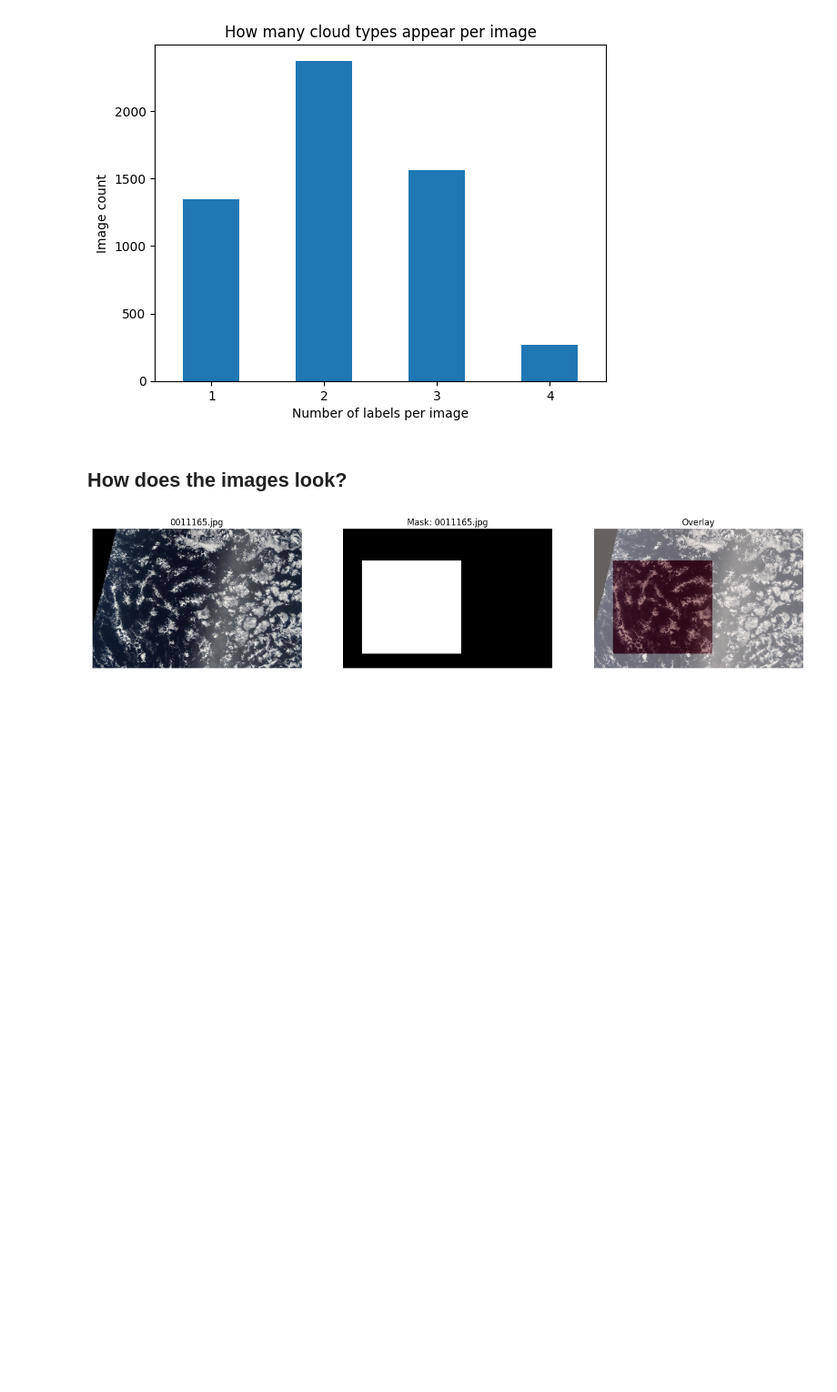
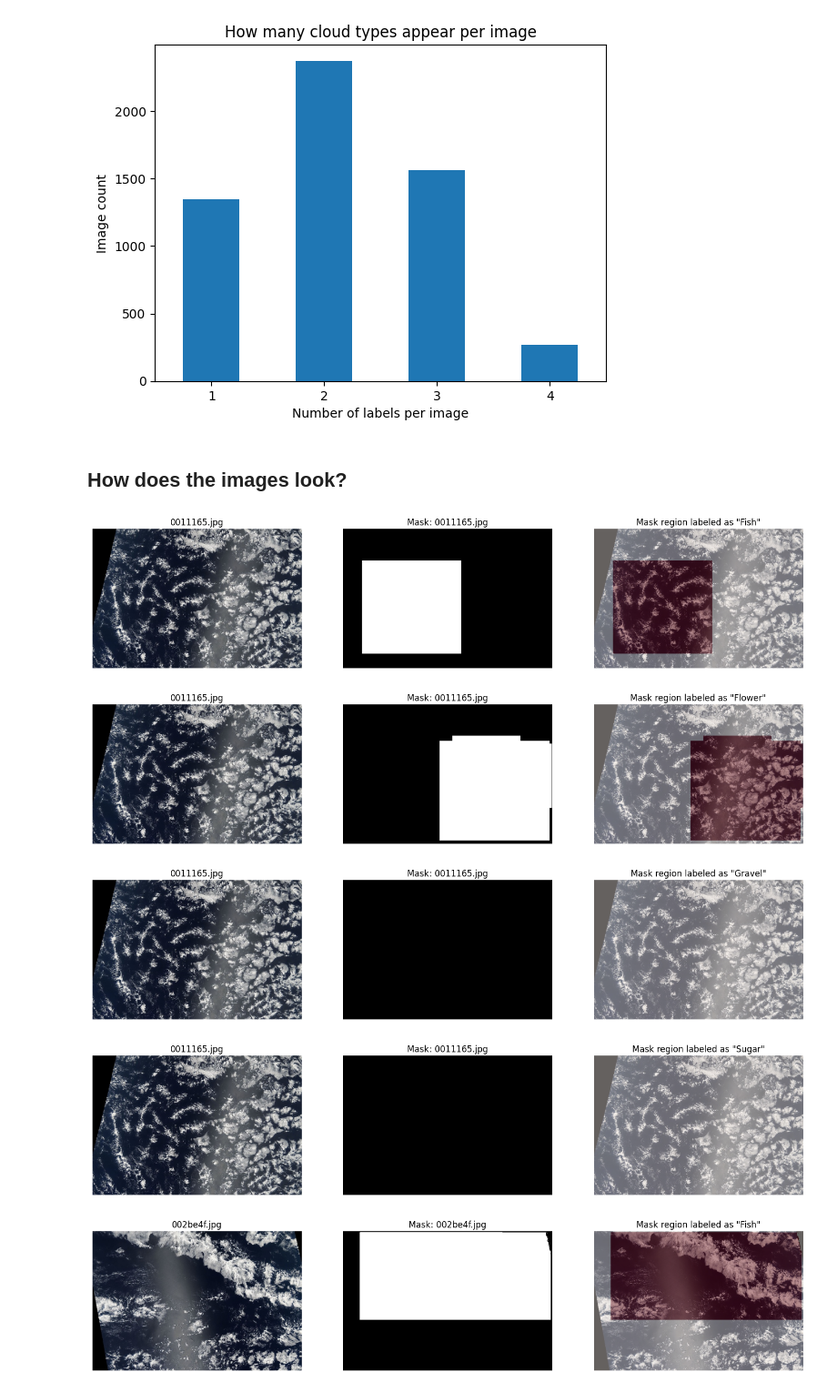
Before and after one commit to YOHANCOHENCODES/jun26_bcds_cloud_segmentation, a Jupyter notebook: notebooks/1.0-rosner-data-exploration.ipynb, the cells around one changed output. Shown at 91% size. Saved outputs shown, nothing was run; the diff lists cells and outputs as text; code cells hidden in the pictures; blank space fills up the shorter version.

Commit message:
Added some functions to display multiple labeled images (and their labels)

```diff
--- a/notebooks/1.0-rosner-data-exploration.ipynb
+++ b/notebooks/1.0-rosner-data-exploration.ipynb
@@ -161,28 +161,66 @@ plt.show()
 # %% [markdown]
 ## How does the images look?
 # %%
+from dataclasses import dataclass
+
 import matplotlib.pyplot as plt
+import numpy as np
 
 from src.utils.rle import rle_decode
 
-IMAGES_SHAPE = (384, 576)
 
-encoded_pixels = df.iloc[0]['EncodedPixels']
-decoded_pixels = rle_decode(encoded_pixels, IMAGES_SHAPE)
+@dataclass
+class ImageData:
+    path: Path
+    filename: str
+    mask_pixels: np.ndarray
+    label_name: str
 
-image_filename = df.iloc[0]['Image']
-img = plt.imread(TRAIN_PATH / image_filename)
+def display_masked_image(image_data: ImageData):
+    # Create a figure with 3 sublots in one row
+    fig, axes = plt.subplots(1, 3, figsize=(18, 4))
 
-fig, axes = plt.subplots(1, 3, figsize=(18, 4))
-axes[0].imshow(img)
-axes[0].set_title(image_filename)
-axes[1].imshow(decoded_pixels, cmap='gray')
-axes[1].set_title(f'Mask: {image_filename}')
-axes[2].imshow(img)
-axes[2].imshow(decoded_pixels, cmap='Reds', alpha=0.4)  # transparent overlay
-axes[2].set_title('Overlay')
-for ax in axes:
-    ax.axis('off')
-plt.show()
+    # Read the image
+    img = plt.imread(image_data.path / image_data.filename)
+
+    # Display the image
+    axes[0].imshow(img)
+    axes[0].set_title(image_data.filename)
+
+    # Display the mask
+    axes[1].imshow(image_data.mask_pixels, cmap='gray')
+    axes[1].set_title(f'Mask: {image_data.filename}')
+
+    # Display the image with a transparent overlay
+    axes[2].imshow(img)
+    axes[2].imshow(image_data.mask_pixels, cmap='Reds', alpha=0.4)
+    axes[2].set_title(f'Mask region labeled as "{image_data.label_name}"')
+
+    # Turn off the scales for all axes
+    for ax in axes:
+        ax.axis('off')
+    plt.show()
+
+
+
+def get_image_data(
+        image_id: int,
+        image_path=TRAIN_PATH,
+        image_shape=(384, 576)
+) -> ImageData:
+    filename = df.iloc[image_id]['Image']
+    encoded_mask_pixels = df.iloc[image_id]['EncodedPixels']
+    label = df.iloc[image_id]['Label']
+    decoded_mask_pixels = rle_decode(encoded_mask_pixels, image_shape)
+    return ImageData(image_path, filename, decoded_mask_pixels, label)
+
+
+for i in range(5):
+    image_data = get_image_data(i)
+    display_masked_image(image_data)
 # %% [output]
-[figure, old version]
+[figure, new version]
+[figure, added]
+[figure, added]
+[figure, added]
+[figure, added]
```
